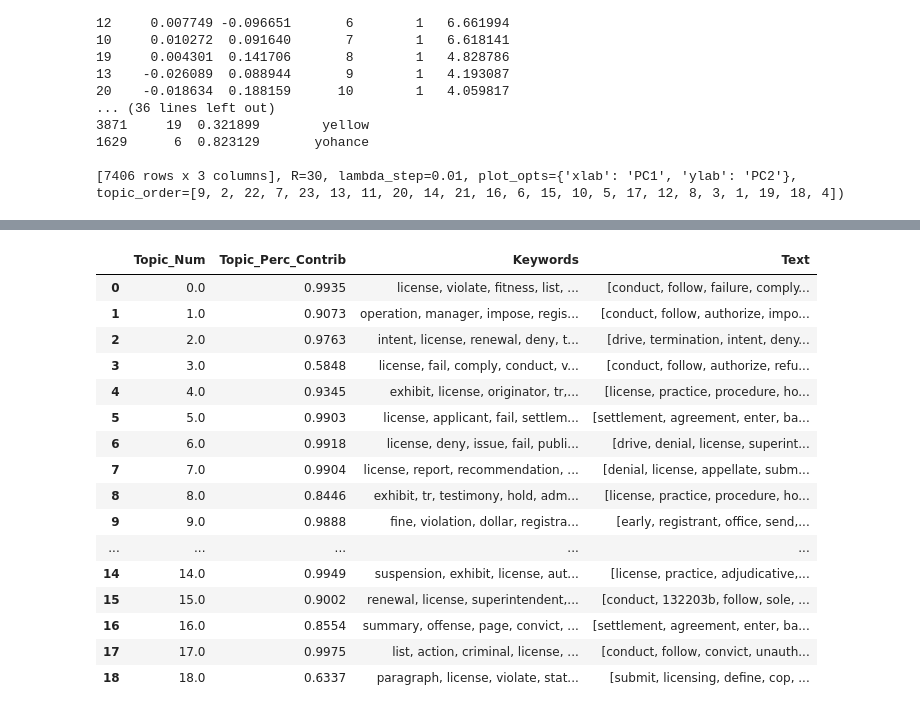
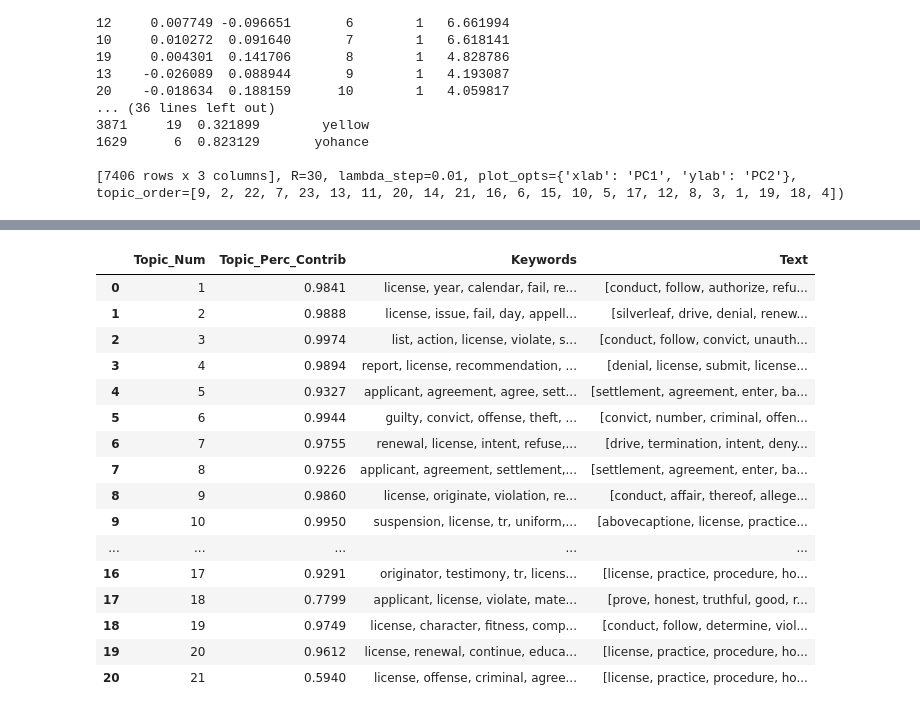
Before and after one commit to ChavezCheong/APL2021_DataPlus, a Jupyter notebook: Data_Analysis/lda_trial.ipynb, the cells around one changed output, grey strips where cells are left out. Saved outputs shown, nothing was run; the diff lists cells and outputs as text; code cells hidden in the pictures.

Commit message:
Cleaned OH

```diff
--- a/Data_Analysis/lda_trial.ipynb
+++ b/Data_Analysis/lda_trial.ipynb
@@ -89,7 +134,7 @@ for word in STOP_WORDS:
 lemma_tags = {"NNS", "NNPS"}
 # %%
 # Load data
-df = pd.read_csv("Standardized Data/Final_cleaned.csv")
+df = pd.read_csv("Standardized Data/Ohio_Final_cleaned.csv")
 # %%
 def clean_text(sample_text):
     sample_text = sample_text.translate(str.maketrans('', '', string.punctuation))
@@ -360,7 +424,7 @@ topic
 pd.set_option('display.width', None)
 pd.set_option('display.max_colwidth', None)
 # %%
-def format_topics_sentences(ldamodel=model_list[1], corpus=corpus, texts=text_list):
+def format_topics_sentences(ldamodel=model_list[4], corpus=corpus, texts=text_list):
     # Init output
     sent_topics_df = pd.DataFrame()
 
@@ -383,6 +447,6 @@ def format_topics_sentences(ldamodel=model_list[1], corpus=corpus, texts=text_li
     return(sent_topics_df)
 
 
-df_topic_sents_keywords = format_topics_sentences(ldamodel=model_list[1], corpus=corpus, texts=text_list)
+df_topic_sents_keywords = format_topics_sentences(ldamodel=model_list[4], corpus=corpus, texts=text_list)
 # %%
 df_topic_sents_keywords["Dominant_Topic"] = df_topic_sents_keywords["Dominant_Topic"].apply(lambda x: mapping[x])
@@ -410,40 +490,40 @@ df_dominant_topic
 # %%
 # Group top 5 sentences under each topic
 sent_topics_sorteddf_mallet = pd.DataFrame()
 
 sent_topics_outdf_grpd = df_topic_sents_keywords.groupby('Dominant_Topic')
 
 for i, grp in sent_topics_outdf_grpd:
     sent_topics_sorteddf_mallet = pd.concat([sent_topics_sorteddf_mallet,
                                              grp.sort_values(['Perc_Contribution'], ascending=[0]).head(1)],
                                             axis=0)
 
 # Reset Index
 sent_topics_sorteddf_mallet.reset_index(drop=True, inplace=True)
 
 # Format
 sent_topics_sorteddf_mallet.columns = ['Topic_Num', "Topic_Perc_Contrib", "Keywords", "Text"]
 
 # Show
-sent_topics_sorteddf_mallet.head(20)
+sent_topics_sorteddf_mallet
 # %% [output]
 |  | Topic_Num | Topic_Perc_Contrib | Keywords | Text |
-| 0 | 0.0 | 0.9935 | license, violate, fitness, list, ... | [conduct, follow, failure, comply... |
-| 1 | 1.0 | 0.9073 | operation, manager, impose, regis... | [conduct, follow, authorize, impo... |
-| 2 | 2.0 | 0.9763 | intent, license, renewal, deny, t... | [drive, termination, intent, deny... |
-| 3 | 3.0 | 0.5848 | license, fail, comply, conduct, v... | [conduct, follow, authorize, refu... |
-| 4 | 4.0 | 0.9345 | exhibit, license, originator, tr,... | [license, practice, procedure, ho... |
-| 5 | 5.0 | 0.9903 | license, applicant, fail, settlem... | [settlement, agreement, enter, ba... |
-| 6 | 6.0 | 0.9918 | license, deny, issue, fail, publi... | [drive, denial, license, superint... |
-| 7 | 7.0 | 0.9904 | license, report, recommendation, ... | [denial, license, appellate, subm... |
-| 8 | 8.0 | 0.8446 | exhibit, tr, testimony, hold, adm... | [license, practice, procedure, ho... |
-| 9 | 9.0 | 0.9888 | fine, violation, dollar, registra... | [early, registrant, office, send,... |
+| 0 | 1 | 0.9841 | license, year, calendar, fail, re... | [conduct, follow, authorize, refu... |
+| 1 | 2 | 0.9888 | license, issue, fail, day, appell... | [silverleaf, drive, denial, renew... |
+| 2 | 3 | 0.9974 | list, action, license, violate, s... | [conduct, follow, convict, unauth... |
+| 3 | 4 | 0.9894 | report, license, recommendation, ... | [denial, license, submit, license... |
+| 4 | 5 | 0.9327 | applicant, agreement, agree, sett... | [settlement, agreement, enter, ba... |
+| 5 | 6 | 0.9944 | guilty, convict, offense, theft, ... | [convict, number, criminal, offen... |
+| 6 | 7 | 0.9755 | renewal, license, intent, refuse,... | [drive, termination, intent, deny... |
+| 7 | 8 | 0.9226 | applicant, agreement, settlement,... | [settlement, agreement, enter, ba... |
+| 8 | 9 | 0.9860 | license, originate, violation, re... | [conduct, affair, thereof, allege... |
+| 9 | 10 | 0.9950 | suspension, license, tr, uniform,... | [abovecaptione, license, practice... |
 | ... | ... | ... | ... | ... |
-| 14 | 14.0 | 0.9949 | suspension, exhibit, license, aut... | [license, practice, adjudicative,... |
-| 15 | 15.0 | 0.9002 | renewal, license, superintendent,... | [conduct, 132203b, follow, sole, ... |
-| 16 | 16.0 | 0.8554 | summary, offense, page, convict, ... | [settlement, agreement, enter, ba... |
-| 17 | 17.0 | 0.9975 | list, action, criminal, license, ... | [conduct, follow, convict, unauth... |
-| 18 | 18.0 | 0.6337 | paragraph, license, violate, stat... | [submit, licensing, define, cop, ... |
+| 16 | 17 | 0.9291 | originator, testimony, tr, licens... | [license, practice, procedure, ho... |
+| 17 | 18 | 0.7799 | applicant, license, violate, mate... | [prove, honest, truthful, good, r... |
+| 18 | 19 | 0.9749 | license, character, fitness, comp... | [conduct, follow, determine, viol... |
+| 19 | 20 | 0.9612 | license, renewal, continue, educa... | [license, practice, procedure, ho... |
+| 20 | 21 | 0.5940 | license, offense, criminal, agree... | [license, practice, procedure, ho... |
 # %%
 # Number of Documents for Each Topic
 topic_counts = df_topic_sents_keywords['Dominant_Topic'].value_counts()
```
Also changed, not shown: parts of 18 cells of this notebook, 8 other files.
